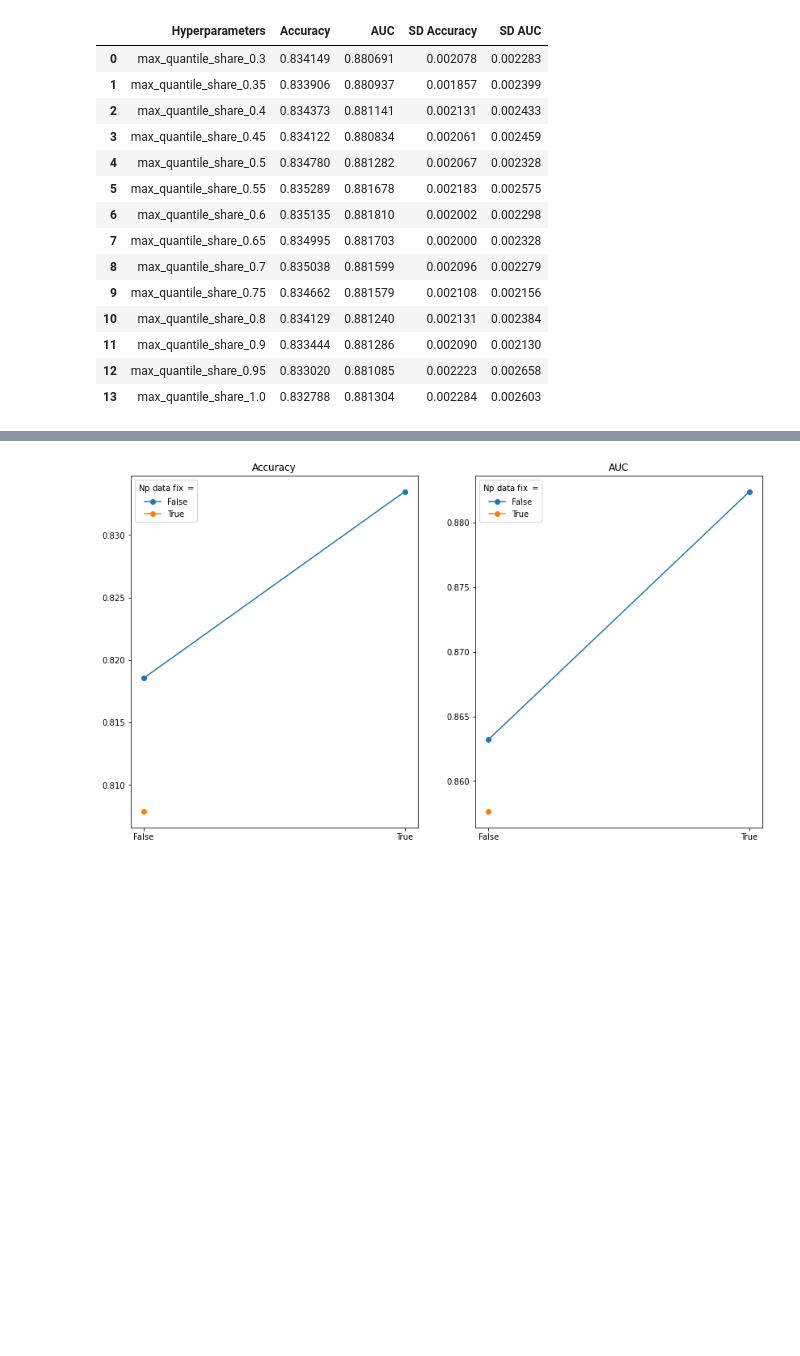
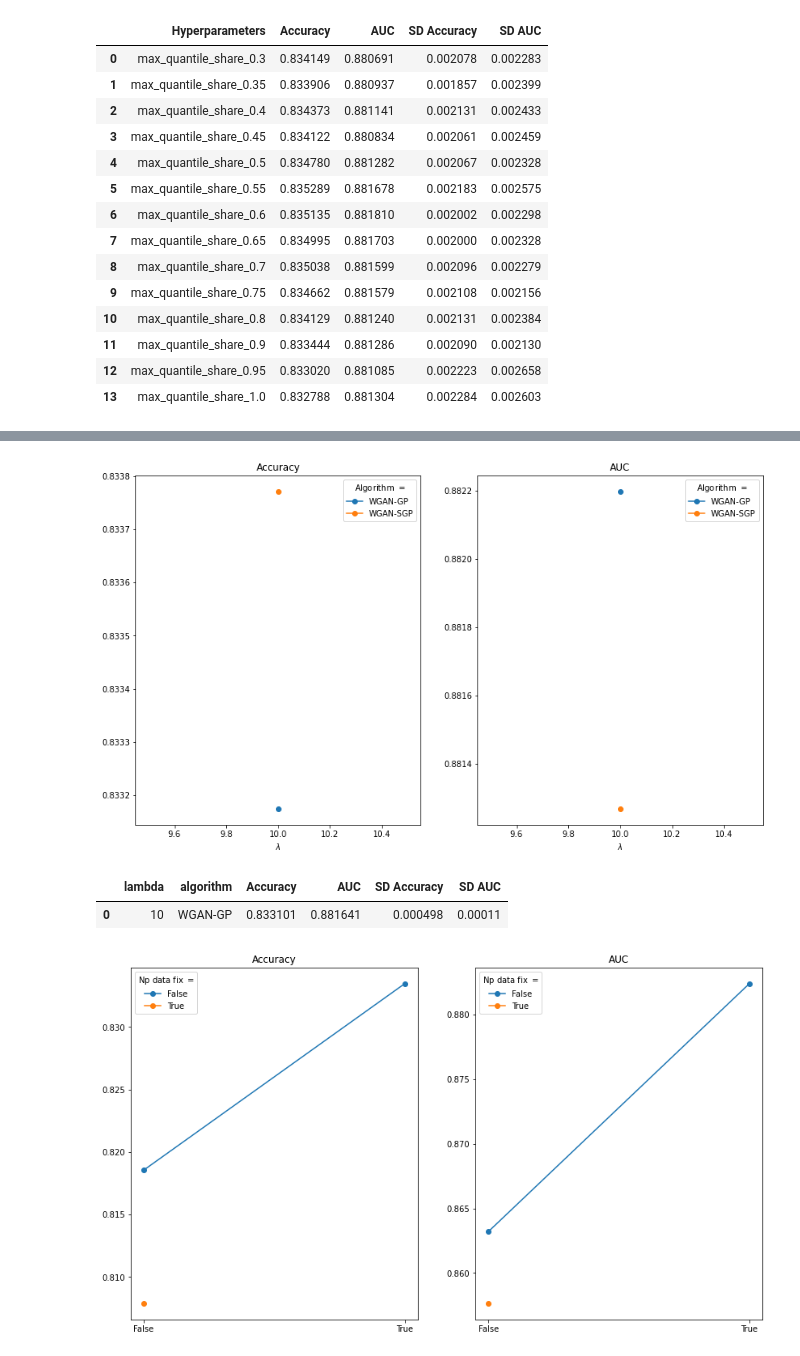
Before and after one commit to ArneRustad/Master-thesis-cf, a Jupyter notebook: scripts/tabGAN_hyperparam_tuning.ipynb, the cells around one changed output, grey strips where cells are left out. Saved outputs shown, nothing was run; the diff lists cells and outputs as text; code cells hidden in the pictures; blank space fills up the shorter version.

Commit message:
Added WGAN-SGP algorithm training to tabGAN

```diff
--- a/scripts/tabGAN_hyperparam_tuning.ipynb
+++ b/scripts/tabGAN_hyperparam_tuning.ipynb
@@ -2013,0 +2017,16 @@ result_ctgan
+# %%
+gan_algorithms_partial_vec = ["WGAN-GP", "WGAN-SGP"]
+wgan_lambda_partial_vec = [10]
+gan_method_vec = [(wgan_lambda, algorithm)
+                  for wgan_lambda in wgan_lambda_partial_vec
+                  for algorithm in gan_algorithms_partial_vec
+                 ]
+n_synthetic_datasets_gan_method_comparison = 10
+n_epochs_gan_method = 100
+
+def create_tabGAN_for_gan_method(wgan_lambda, gan_method):
+    tg_qtr = TabGAN(data_train, n_critic = n_critic, opt_lr = opt_lr, adam_beta1 = adam_beta1,
+                      quantile_transformation_int = True, quantile_rand_transformation = True,
+                      noise_discrete_unif_max = noise_discrete_unif_max, tf_data_use=True,
+                   gan_method=gan_method, wgan_lambda=wgan_lambda)
+    return tg_qtr
@@ -2014,3 +2052,31 @@ result_ctgan
+# %%
+result_gan_method = helpers.hp_tuning.evaluate_hyperparams_through_prediction(
+    data_train=data_train,
+    data_test=data_test,
+    dataset_dir=const.dir.hyperparams_tuning(),
+    hyperparams_vec=gan_method_vec,
+    hyperparams_name = "gan_method",
+    hyperparams_subname=["lambda", "algorithm"],
+    subfolder="tabGAN-qtr",
+    n_synthetic_datasets = n_synthetic_datasets_gan_method_comparison,
+    save_dir = const.dir.images(),
+    save_path = "predictive_performance_against_gan_method.svg",
+    legend_pos="best",
+    x_scale="linear",
+    incl_comparison_folder=True,
+    allow_not_complete_hp_vec=True,
+    plot_separate=True,
+    only_separate_by_color=True,
+    result_table_split_hps=True,
+    label_x_axis=r"$\lambda$"
+)
+# %% [output]
+[figure, added]
+# %%
+result_gan_method
+# %% [output]
+|  | lambda | algorithm | Accuracy | AUC | SD Accuracy | SD AUC |
+| 0 | 10 | WGAN-GP | 0.833101 | 0.881641 | 0.000498 | 0.00011 |
 # %%
 real_data_sampling_vec = [(False, False), (False, True), (True, False)]
 n_synthetic_datasets_real_data_sampling_comparison = 10
```
Also changed, not shown: parts of 13 cells of this notebook, 6 other files.
